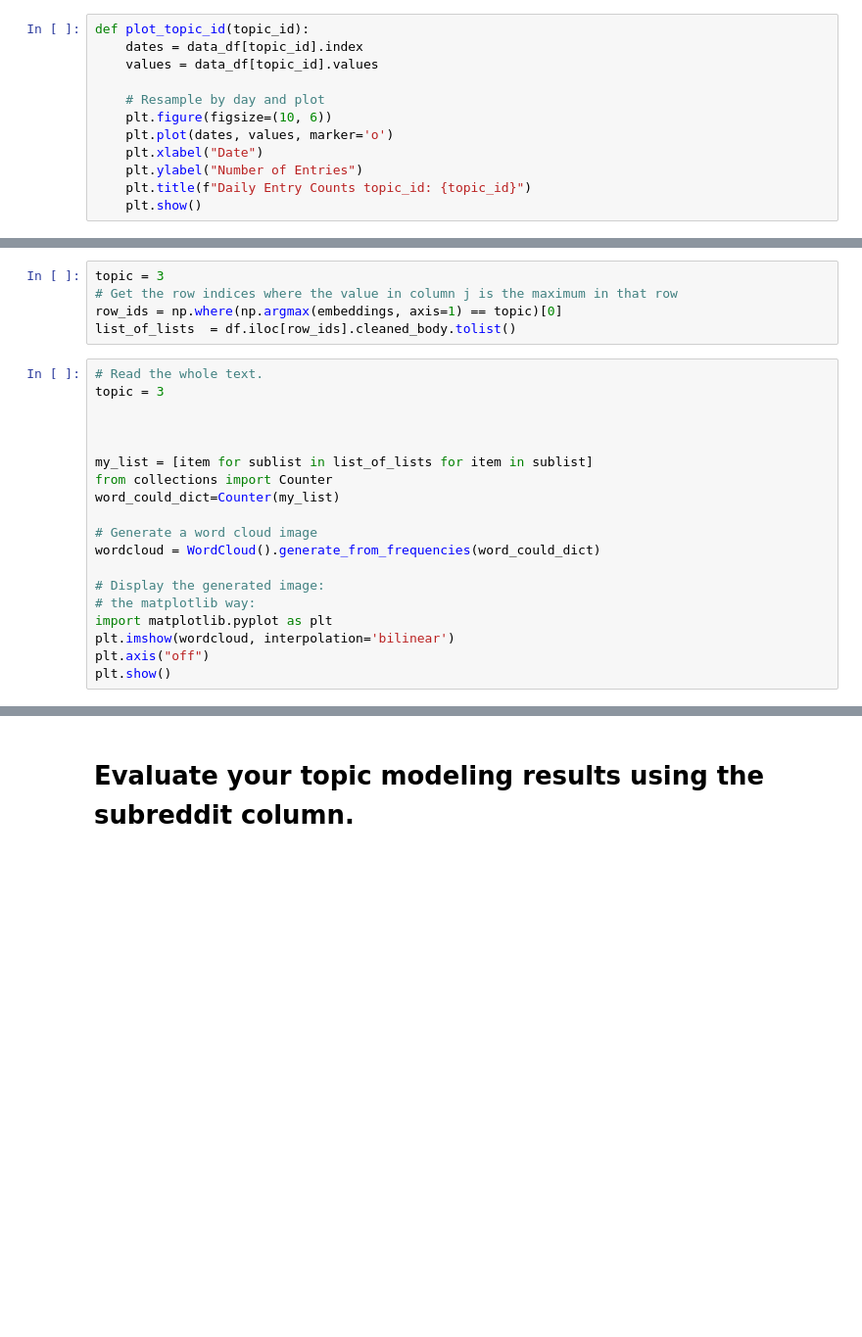
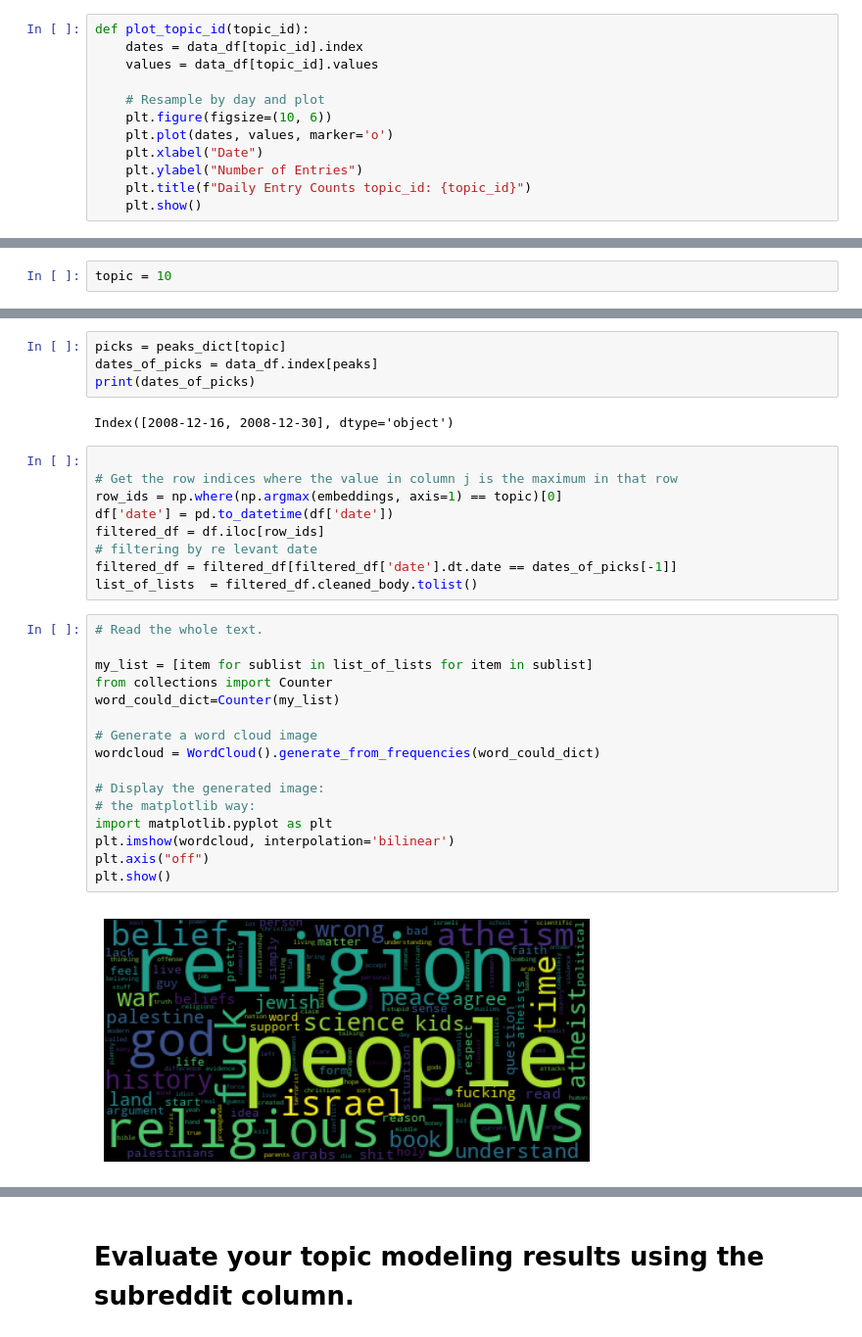
Before and after one commit to Neptune-Trojans/reddit_posts, a Jupyter notebook: mana_bio.ipynb, the cells around one changed output, grey strips where cells are left out. Shown at 98% size. Saved outputs shown, nothing was run; the diff lists cells and outputs as text; blank space fills up the shorter version.

```diff
--- a/mana_bio.ipynb
+++ b/mana_bio.ipynb
@@ -401,0 +418,2 @@ plt.show()
+# %%
+topic = 10
@@ -402,24 +445,33 @@ plt.show()
+# %%
+picks = peaks_dict[topic]
+dates_of_picks = data_df.index[peaks]
+print(dates_of_picks)
+# %% [output]
+Index([2008-12-16, 2008-12-30], dtype='object')
 # %%
-topic = 3
+
 # Get the row indices where the value in column j is the maximum in that row
 row_ids = np.where(np.argmax(embeddings, axis=1) == topic)[0]
-list_of_lists  = df.iloc[row_ids].cleaned_body.tolist()
+df['date'] = pd.to_datetime(df['date'])
+filtered_df = df.iloc[row_ids]
+# filtering by re levant date
+filtered_df = filtered_df[filtered_df['date'].dt.date == dates_of_picks[-1]]
+list_of_lists  = filtered_df.cleaned_body.tolist()
 # %%
 # Read the whole text.
-topic = 3
-
-
 
 my_list = [item for sublist in list_of_lists for item in sublist]
 from collections import Counter
 word_could_dict=Counter(my_list)
 
 # Generate a word cloud image
 wordcloud = WordCloud().generate_from_frequencies(word_could_dict)
 
 # Display the generated image:
 # the matplotlib way:
 import matplotlib.pyplot as plt
 plt.imshow(wordcloud, interpolation='bilinear')
 plt.axis("off")
 plt.show()
+# %% [output]
+[figure, added]
```
Also changed, not shown: parts of 25 cells of this notebook.
